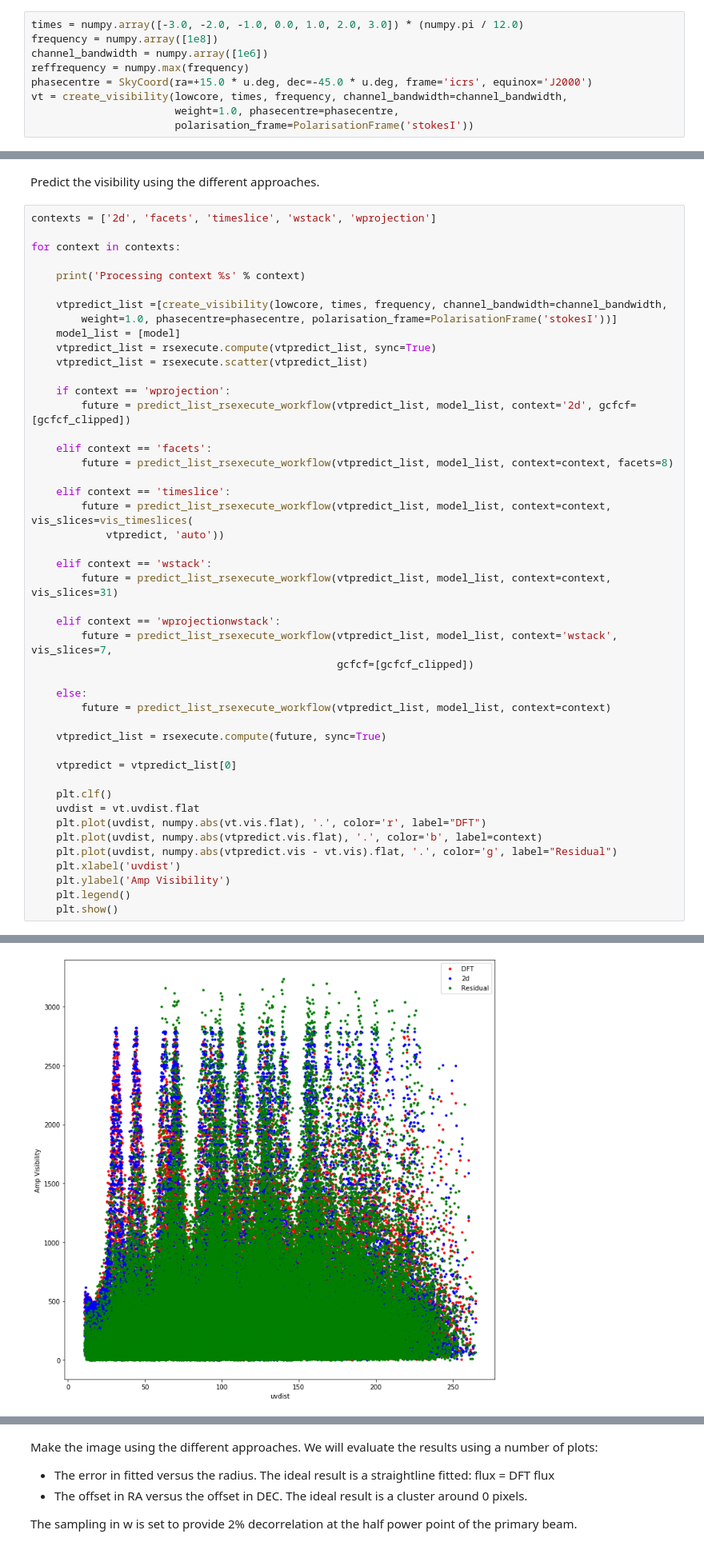
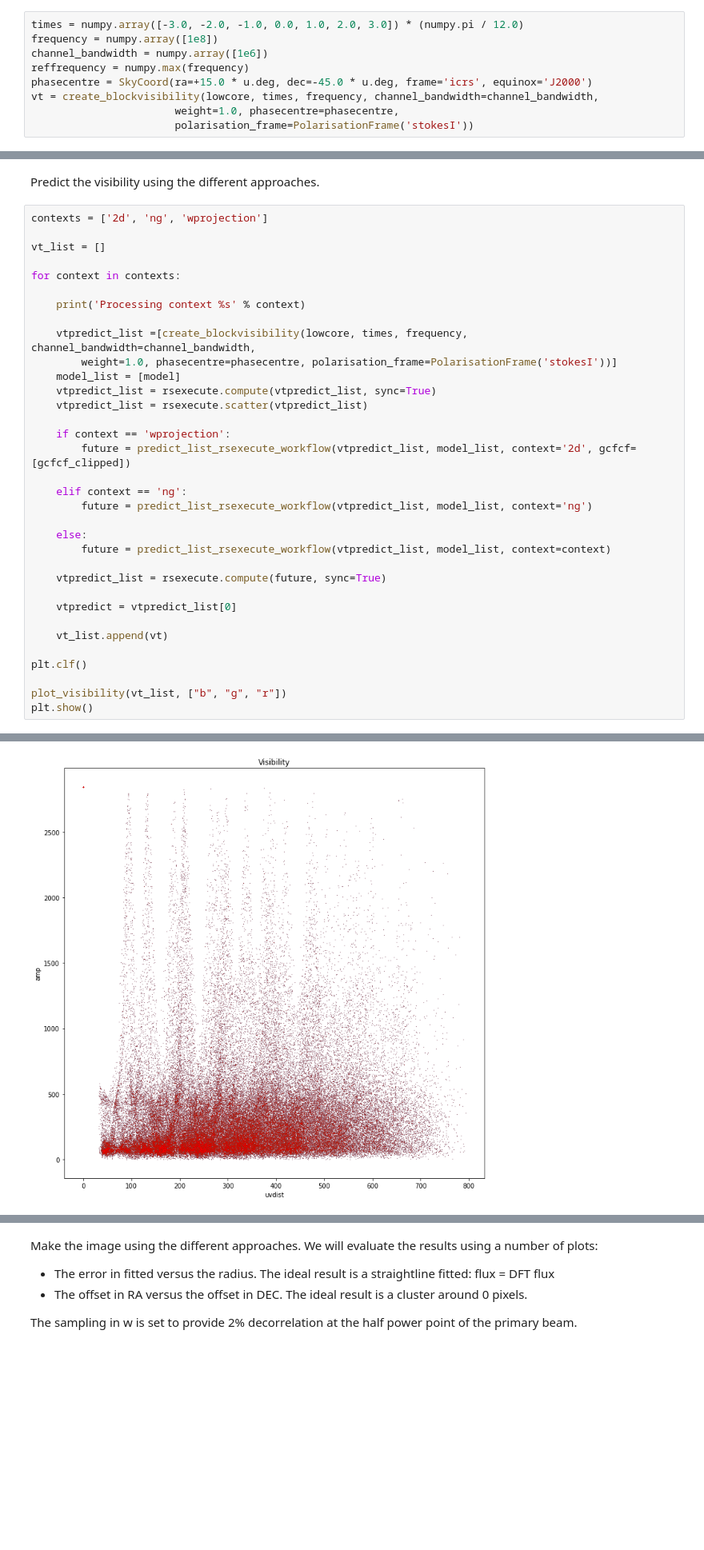
Before and after one commit to NLESC-quantum/rascil, a Jupyter notebook: examples/notebooks/imaging-fits_rsexecute.ipynb, the cells around one changed output, grey strips where cells are left out. Shown at 80% size. Saved outputs shown, nothing was run; the diff lists cells and outputs as text; blank space fills up the shorter version.

```diff
--- a/examples/notebooks/imaging-fits_rsexecute.ipynb
+++ b/examples/notebooks/imaging-fits_rsexecute.ipynb
@@ -84,7 +95,7 @@ frequency = numpy.array([1e8])
 channel_bandwidth = numpy.array([1e6])
 reffrequency = numpy.max(frequency)
 phasecentre = SkyCoord(ra=+15.0 * u.deg, dec=-45.0 * u.deg, frame='icrs', equinox='J2000')
-vt = create_visibility(lowcore, times, frequency, channel_bandwidth=channel_bandwidth,
+vt = create_blockvisibility(lowcore, times, frequency, channel_bandwidth=channel_bandwidth,
                        weight=1.0, phasecentre=phasecentre,
                        polarisation_frame=PolarisationFrame('stokesI'))
 # %% [output]
@@ -232,13 +246,15 @@ create_w_term_image: For w = 432.0, field of view = 0.256000, Fresnel number = 7
 # %% [markdown]
 Predict the visibility using the different approaches.
 # %%
-contexts = ['2d', 'facets', 'timeslice', 'wstack', 'wprojection']
+contexts = ['2d', 'ng', 'wprojection']
+
+vt_list = []
 
 for context in contexts:
 
     print('Processing context %s' % context)
 
-    vtpredict_list =[create_visibility(lowcore, times, frequency, channel_bandwidth=channel_bandwidth,
+    vtpredict_list =[create_blockvisibility(lowcore, times, frequency, channel_bandwidth=channel_bandwidth,
         weight=1.0, phasecentre=phasecentre, polarisation_frame=PolarisationFrame('stokesI'))]
     model_list = [model]
     vtpredict_list = rsexecute.compute(vtpredict_list, sync=True)
@@ -247,19 +263,8 @@ for context in contexts:
     if context == 'wprojection':
         future = predict_list_rsexecute_workflow(vtpredict_list, model_list, context='2d', gcfcf=[gcfcf_clipped])
 
-    elif context == 'facets':
-        future = predict_list_rsexecute_workflow(vtpredict_list, model_list, context=context, facets=8)
-
-    elif context == 'timeslice':
-        future = predict_list_rsexecute_workflow(vtpredict_list, model_list, context=context, vis_slices=vis_timeslices(
-            vtpredict, 'auto'))
-
-    elif context == 'wstack':
-        future = predict_list_rsexecute_workflow(vtpredict_list, model_list, context=context, vis_slices=31)
-
-    elif context == 'wprojectionwstack':
-        future = predict_list_rsexecute_workflow(vtpredict_list, model_list, context='wstack', vis_slices=7,
-                                                 gcfcf=[gcfcf_clipped])
+    elif context == 'ng':
+        future = predict_list_rsexecute_workflow(vtpredict_list, model_list, context='ng')
 
     else:
         future = predict_list_rsexecute_workflow(vtpredict_list, model_list, context=context)
@@ -268,14 +273,11 @@ for context in contexts:
 
     vtpredict = vtpredict_list[0]
 
-    plt.clf()
-    uvdist = vt.uvdist.flat
-    plt.plot(uvdist, numpy.abs(vt.vis.flat), '.', color='r', label="DFT")
-    plt.plot(uvdist, numpy.abs(vtpredict.vis.flat), '.', color='b', label=context)
-    plt.plot(uvdist, numpy.abs(vtpredict.vis - vt.vis).flat, '.', color='g', label="Residual")
-    plt.xlabel('uvdist')
-    plt.ylabel('Amp Visibility')
-    plt.legend()
-    plt.show()
+    vt_list.append(vt)
+
+plt.clf()
+
+plot_visibility(vt_list, ["b", "g", "r"])
+plt.show()
 # %% [output]
 Processing context 2d
@@ -284 +298 @@ create_visibility: flagged 0/95865 visibilities below elevation limit 0.261799 (
-[figure, old version]
+[figure, new version]
```
Also changed, not shown: parts of 10 cells of this notebook, 2 other files.
